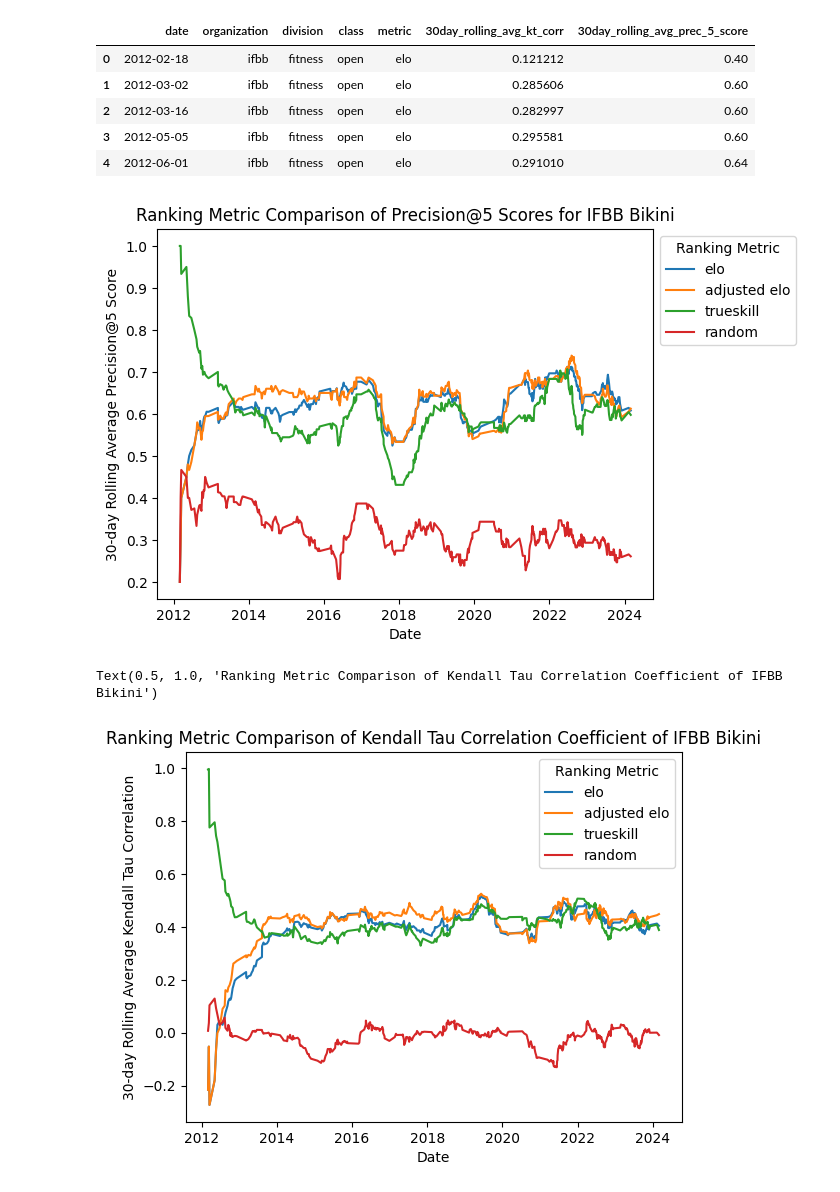
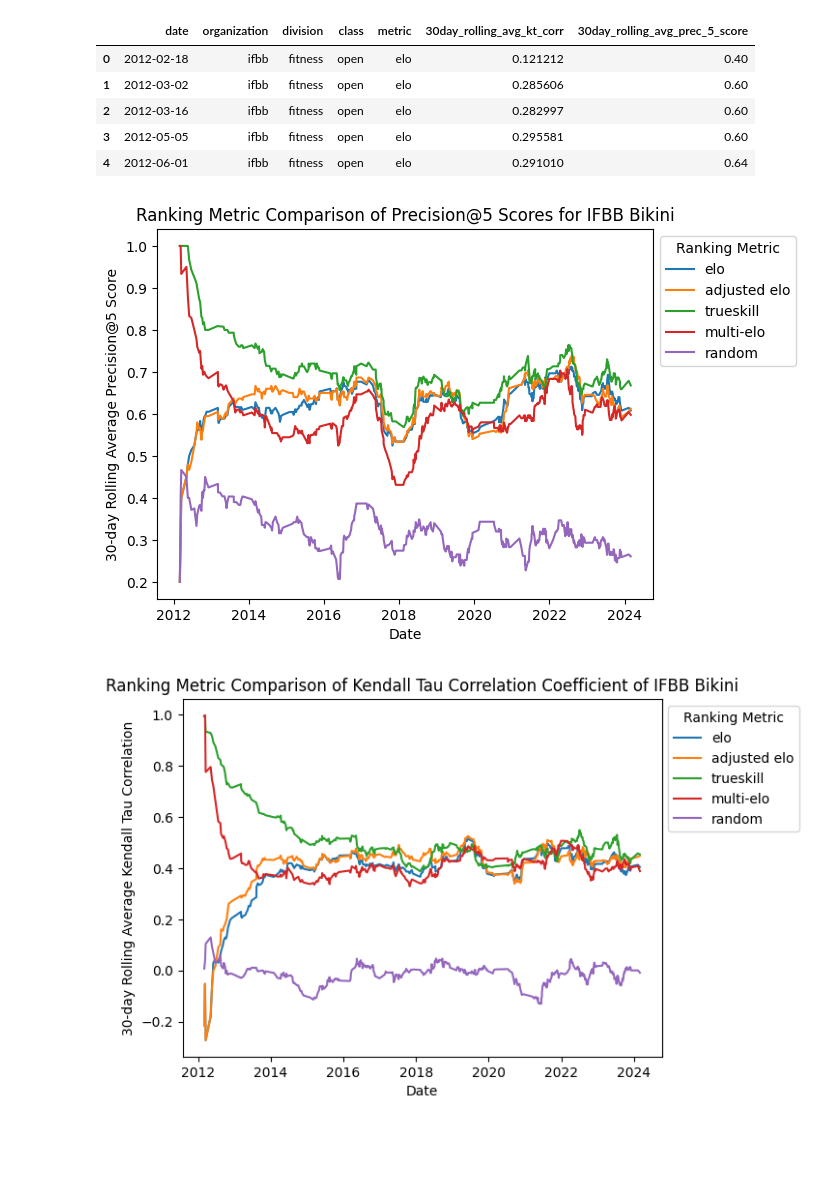
Before and after one commit to andrei-prokhorov/bodybuilding-ranking, a Jupyter notebook: metric_visuals.ipynb, the cells around one changed output. Drawn from its saved outputs; the diff is of its cells as text; code cells hidden in the pictures; blank space fills up the shorter version.

Commit message:
include multi-elo in metric visuals

```diff
--- a/metric_visuals.ipynb
+++ b/metric_visuals.ipynb
@@ -4,8 +4,13 @@ import seaborn as sns
 import matplotlib.pyplot as plt
 # %%
 df_elo = pd.read_csv("data/metric_data.csv", parse_dates=["date"], index_col=0)
-df_elo_adj = pd.read_csv("data/metric_data_adjusted.csv", parse_dates=["date"], index_col=0)
+df_elo_adj = pd.read_csv(
+    "data/metric_data_adjusted.csv", parse_dates=["date"], index_col=0
+)
 df_ts = pd.read_csv("data/metric_data_trueskill.csv", parse_dates=["date"], index_col=0)
+df_multi = pd.read_csv(
+    "data/metric_data_multielo.csv", parse_dates=["date"], index_col=0
+)
 # %%
 df_elo.head()
 # %% [output]
@@ -18,6 +23,9 @@ df_elo.head()
 # %%
 df_elo_merge = pd.merge(df_elo, df_elo_adj, how="inner", on=['date', 'organization', 'division', 'class'],
                       suffixes=["_elo", "_elo_adj"])
-df_metric_temp = pd.merge(df_elo_merge, df_ts, how="inner", on=['date', 'organization', 'division', 'class'],
-                      suffixes=["", "_ts"])
+
+df_ts_multi_merge = pd.merge(df_ts, df_multi, how="inner", on=['date', 'organization', 'division', 'class'],
+                      suffixes=["_multi", "_ts"])
+
+df_merge = pd.merge(df_elo_merge, df_ts_multi_merge, how="inner", on=['date', 'organization', 'division', 'class'])
 # %%
@@ -42,7 +50,7 @@ Index(['date', 'organization', 'division', 'class', 'ndcg_score_elo',
       dtype='object')
 # %%
 df_melt = (
-    df_metric_temp.melt(
+    df_merge.melt(
         id_vars=[
             "date",
             "organization",
@@ -50,13 +58,15 @@ df_melt = (
             "class",
             "30dayrollavg_prec_5_score_elo",
             "30dayrollavg_prec_5_score_elo_adj",
-            "30dayrollavg_prec_5_score",
+            "30dayrollavg_prec_5_score_ts",
+            "30dayrollavg_prec_5_score_multi",
             "30dayrollavg_prec_5_score_random_elo",
         ],
         value_vars=[
             "30dayrollavg_kt_corr_elo",
             "30dayrollavg_kt_corr_elo_adj",
-            "30dayrollavg_kt_corr",
+            "30dayrollavg_kt_corr_multi",
+            "30dayrollavg_kt_corr_ts",
             "30dayrollavg_kt_corr_random_elo",
         ],
         var_name="metric",
@@ -74,7 +84,8 @@ df_melt = (
         value_vars=[
             "30dayrollavg_prec_5_score_elo",
             "30dayrollavg_prec_5_score_elo_adj",
-            "30dayrollavg_prec_5_score",
+            "30dayrollavg_prec_5_score_ts",
+            "30dayrollavg_prec_5_score_multi",
             "30dayrollavg_prec_5_score_random_elo",
         ],
         var_name="metric2",
@@ -85,11 +96,13 @@ df_melt = (
 df_replace = df_melt.replace({
     "30dayrollavg_kt_corr_elo": "elo",
     "30dayrollavg_kt_corr_elo_adj": "adjusted elo",
-    "30dayrollavg_kt_corr": "trueskill",
+    "30dayrollavg_kt_corr_ts": "trueskill",
+    "30dayrollavg_kt_corr_multi": "multi-elo",
     "30dayrollavg_kt_corr_random_elo": "random",
     "30dayrollavg_prec_5_score_elo": "elo",
     "30dayrollavg_prec_5_score_elo_adj": "adjusted elo",
-    "30dayrollavg_prec_5_score": "trueskill",
+    "30dayrollavg_prec_5_score_ts": "trueskill",
+    "30dayrollavg_prec_5_score_multi": "multi-elo",
     "30dayrollavg_prec_5_score_random_elo": "random"
 })
 
@@ -120,22 +133,22 @@ plt.title("Ranking Metric Comparison of Precision@5 Scores for IFBB Bikini")
 plt.legend(title="Ranking Metric")
 sns.move_legend(ax, "upper left", bbox_to_anchor=(1, 1))
 # %% [output]
-[figure, old version]
+[figure, new version]
 # %%
 ax = sns.lineplot(
     data=df_metric[
         (df_metric["organization"] == "ifbb")
         & (df_metric["division"] == "bikini")
         & (df_metric["class"] == "open")
     ],
     x="date",
     y="30day_rolling_avg_kt_corr",
     hue="metric"
 )
 plt.xlabel("Date")
 plt.ylabel("30-day Rolling Average Kendall Tau Correlation")
 plt.legend(title="Ranking Metric")
 plt.title("Ranking Metric Comparison of Kendall Tau Correlation Coefficient of IFBB Bikini")
+sns.move_legend(ax, "upper left", bbox_to_anchor=(1, 1))
 # %% [output]
-Text(0.5, 1.0, 'Ranking Metric Comparison of Kendall Tau Correlation Coefficient of IFBB Bikini')
-[figure, old version]
+[figure, new version]
```
Also changed, not shown: parts of 1 cell of this notebook.
